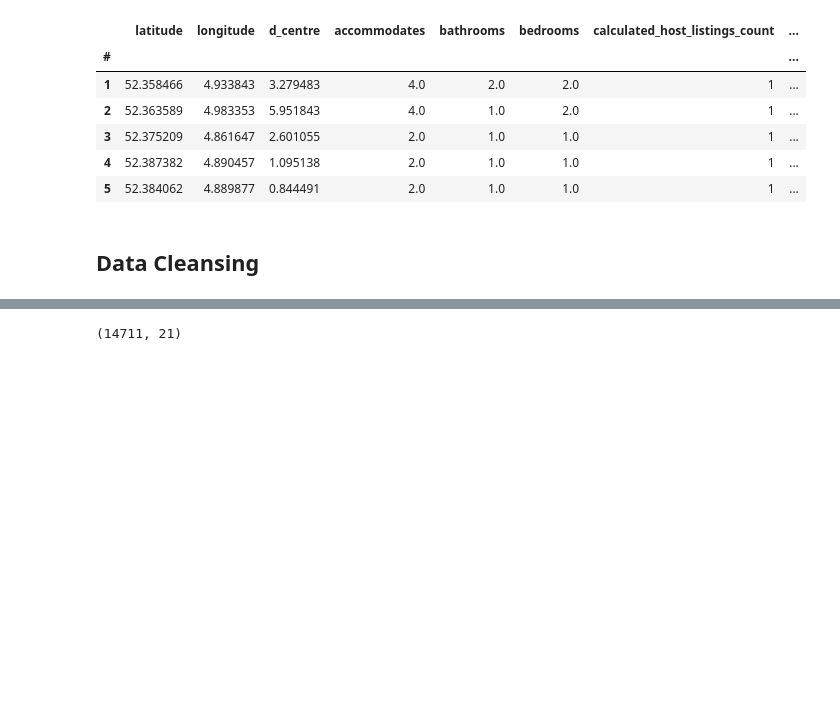
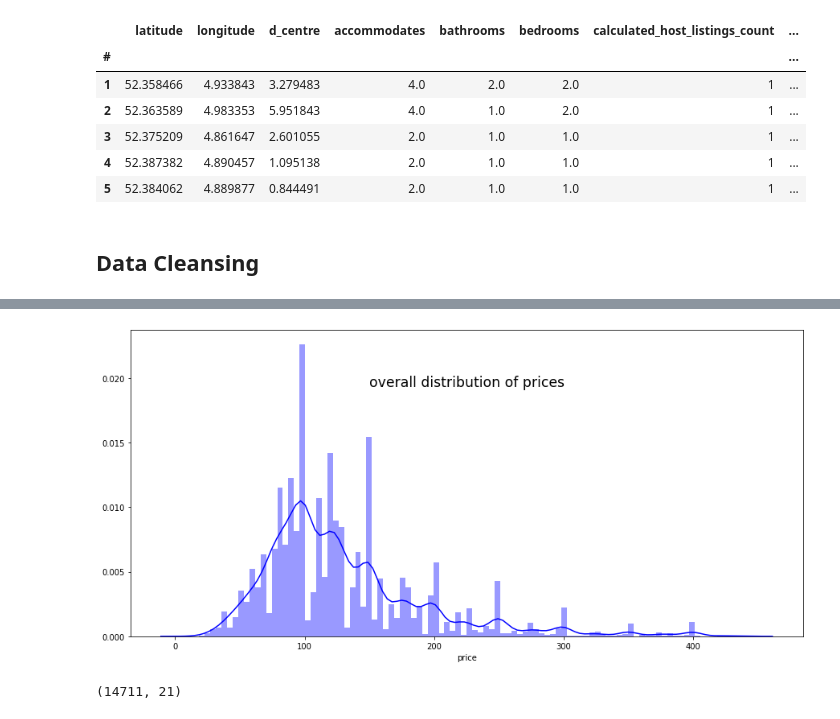
Before and after one commit to orbenishay/Regression-Project, a Jupyter notebook: Amsterdam3.ipynb, the cells around one changed output, grey strips where cells are left out. Drawn from its saved outputs; the diff is of its cells as text; code cells hidden in the pictures; blank space fills up the shorter version.

```diff
--- a/Amsterdam3.ipynb
+++ b/Amsterdam3.ipynb
@@ -160,3 +155,13 @@ bnb = bnb.loc[bnb['bedrooms']<7,:] # filter dataset based on a column's values
+# %%
+
+# bnb.hist(column='price', by='instant_bookable', bins=50, sharex=True, sharey=True);
+plt.figure(figsize=(15,7))
+plt.title('overall distribution of prices', x=0.5, y=0.8, ha='center', fontsize='xx-large')
+sns.distplot(bnb.price, bins=100, kde=True,  color='blue');
+plt.show()
+# bnb[['price']].sort_values('price', ascending=False).head(20)
+# %% [output]
+[figure, added]
 # %%
 bnb = bnb.loc[bnb['price']<500,:] # filter dataset based on a column's values
 # %%
```
Also changed, not shown: parts of 8 cells of this notebook.
